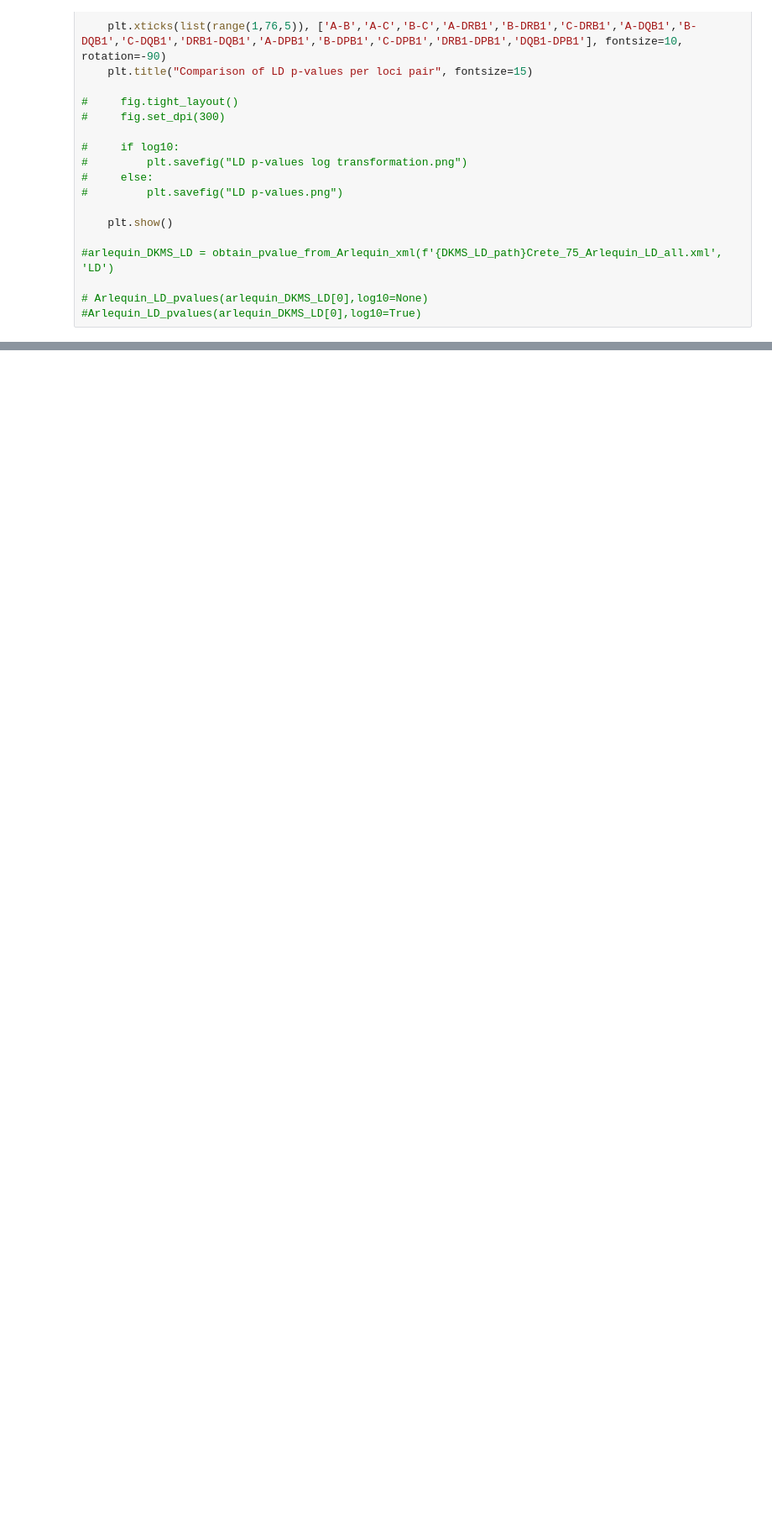
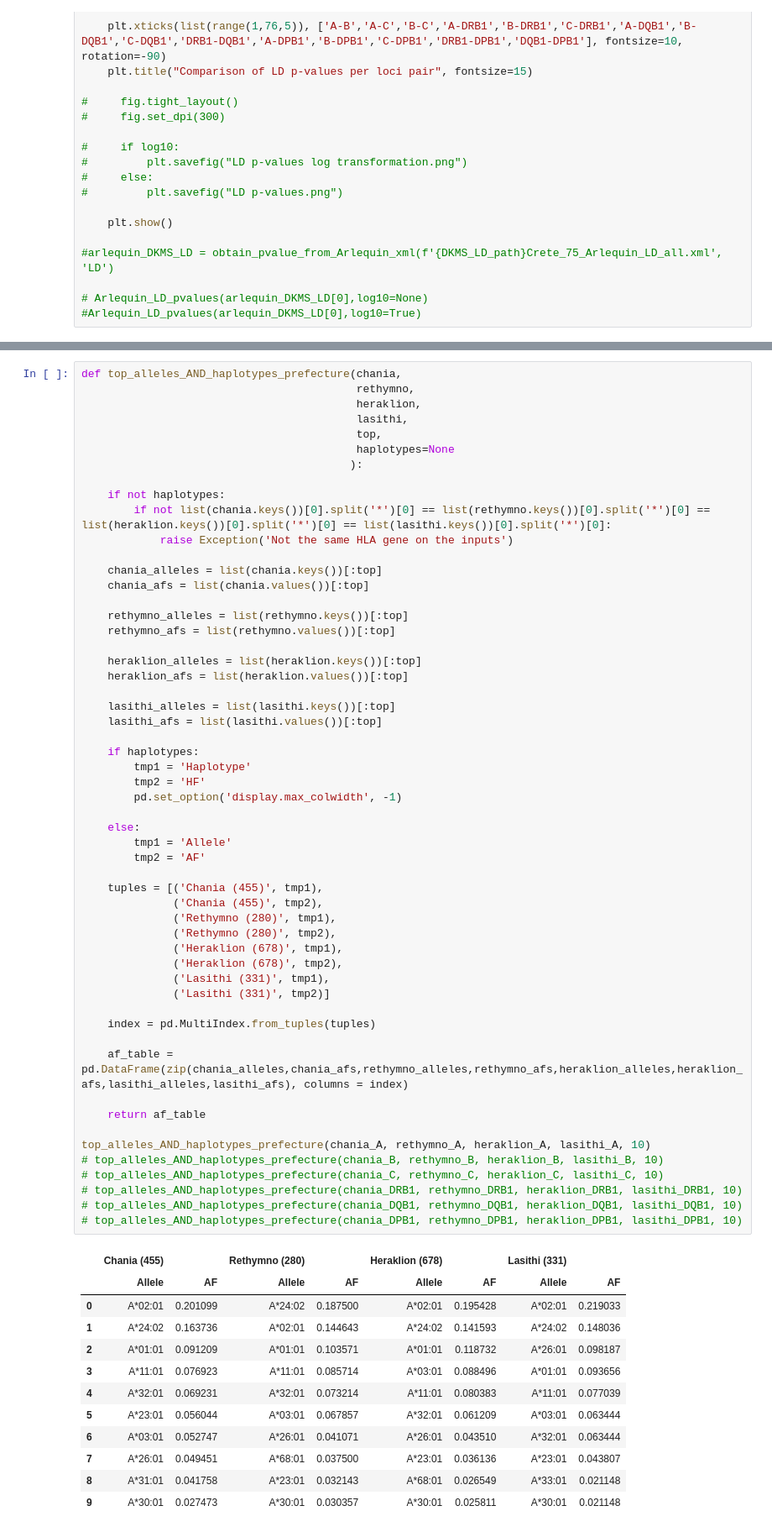
Before and after one commit to ioannavasilopoulou/ECoBBMaDoR_HLA, a Jupyter notebook: paper_code.ipynb, the cells around one changed output, grey strips where cells are left out. Shown: that part at 84% size. Drawn from its saved outputs; the diff is of its cells as text; blank space fills up the shorter version.

```diff
--- a/paper_code.ipynb
+++ b/paper_code.ipynb
@@ -1341,0 +1800,68 @@ def Arlequin_LD_pvalues(arlequin_DKMS,log10=None):
+# %%
+def top_alleles_AND_haplotypes_prefecture(chania,
+                                          rethymno,
+                                          heraklion,
+                                          lasithi,
+                                          top,
+                                          haplotypes=None
+                                         ):
+
+    if not haplotypes:
+        if not list(chania.keys())[0].split('*')[0] == list(rethymno.keys())[0].split('*')[0] == list(heraklion.keys())[0].split('*')[0] == list(lasithi.keys())[0].split('*')[0]:
+            raise Exception('Not the same HLA gene on the inputs')
+
+    chania_alleles = list(chania.keys())[:top]
+    chania_afs = list(chania.values())[:top]
+
+    rethymno_alleles = list(rethymno.keys())[:top]
+    rethymno_afs = list(rethymno.values())[:top]
+
+    heraklion_alleles = list(heraklion.keys())[:top]
+    heraklion_afs = list(heraklion.values())[:top]
+
+    lasithi_alleles = list(lasithi.keys())[:top]
+    lasithi_afs = list(lasithi.values())[:top]
+
+    if haplotypes:
+        tmp1 = 'Haplotype'
+        tmp2 = 'HF'
+        pd.set_option('display.max_colwidth', -1)
+
+    else:
+        tmp1 = 'Allele'
+        tmp2 = 'AF'
+
+    tuples = [('Chania (455)', tmp1),
+              ('Chania (455)', tmp2),
+              ('Rethymno (280)', tmp1),
+              ('Rethymno (280)', tmp2),
+              ('Heraklion (678)', tmp1),
+              ('Heraklion (678)', tmp2),
+              ('Lasithi (331)', tmp1),
+              ('Lasithi (331)', tmp2)]
+
+    index = pd.MultiIndex.from_tuples(tuples)
+
+    af_table = pd.DataFrame(zip(chania_alleles,chania_afs,rethymno_alleles,rethymno_afs,heraklion_alleles,heraklion_afs,lasithi_alleles,lasithi_afs), columns = index)
+
+    return af_table
+
+top_alleles_AND_haplotypes_prefecture(chania_A, rethymno_A, heraklion_A, lasithi_A, 10)
+# top_alleles_AND_haplotypes_prefecture(chania_B, rethymno_B, heraklion_B, lasithi_B, 10)
+# top_alleles_AND_haplotypes_prefecture(chania_C, rethymno_C, heraklion_C, lasithi_C, 10)
+# top_alleles_AND_haplotypes_prefecture(chania_DRB1, rethymno_DRB1, heraklion_DRB1, lasithi_DRB1, 10)
+# top_alleles_AND_haplotypes_prefecture(chania_DQB1, rethymno_DQB1, heraklion_DQB1, lasithi_DQB1, 10)
+# top_alleles_AND_haplotypes_prefecture(chania_DPB1, rethymno_DPB1, heraklion_DPB1, lasithi_DPB1, 10)
+# %% [output]
+|  | Chania (455) |  | Rethymno (280) |  | Heraklion (678) |  | Lasithi (331) |  |
+|  | Allele | AF | Allele | AF | Allele | AF | Allele | AF |
+| 0 | A*02:01 | 0.201099 | A*24:02 | 0.187500 | A*02:01 | 0.195428 | A*02:01 | 0.219033 |
+| 1 | A*24:02 | 0.163736 | A*02:01 | 0.144643 | A*24:02 | 0.141593 | A*24:02 | 0.148036 |
+| 2 | A*01:01 | 0.091209 | A*01:01 | 0.103571 | A*01:01 | 0.118732 | A*26:01 | 0.098187 |
+| 3 | A*11:01 | 0.076923 | A*11:01 | 0.085714 | A*03:01 | 0.088496 | A*01:01 | 0.093656 |
+| 4 | A*32:01 | 0.069231 | A*32:01 | 0.073214 | A*11:01 | 0.080383 | A*11:01 | 0.077039 |
+| 5 | A*23:01 | 0.056044 | A*03:01 | 0.067857 | A*32:01 | 0.061209 | A*03:01 | 0.063444 |
+| 6 | A*03:01 | 0.052747 | A*26:01 | 0.041071 | A*26:01 | 0.043510 | A*32:01 | 0.063444 |
+| 7 | A*26:01 | 0.049451 | A*68:01 | 0.037500 | A*23:01 | 0.036136 | A*23:01 | 0.043807 |
+| 8 | A*31:01 | 0.041758 | A*23:01 | 0.032143 | A*68:01 | 0.026549 | A*33:01 | 0.021148 |
+| 9 | A*30:01 | 0.027473 | A*30:01 | 0.030357 | A*30:01 | 0.025811 | A*30:01 | 0.021148 |
```
Also changed, not shown: parts of 13 cells of this notebook.
